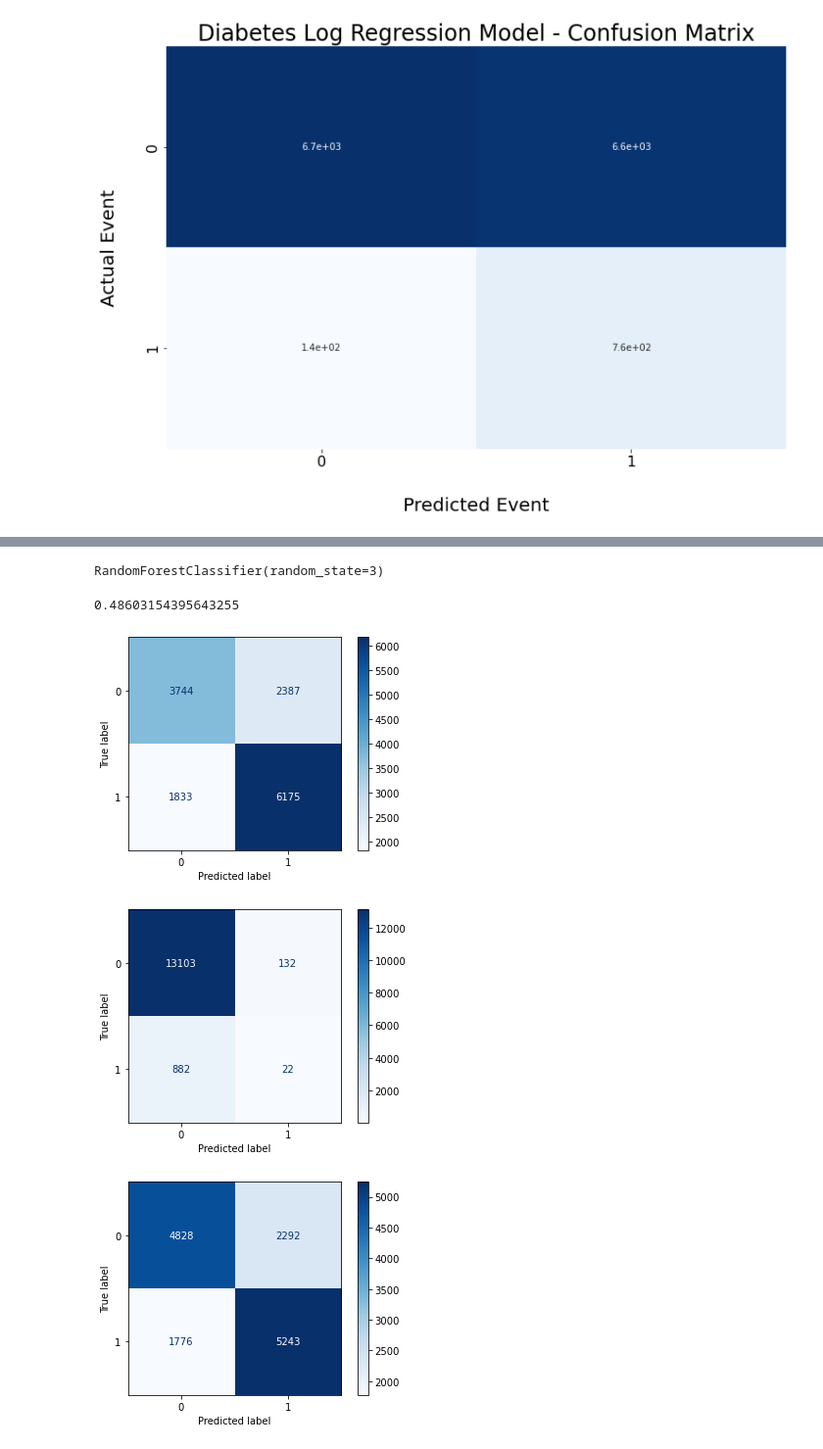
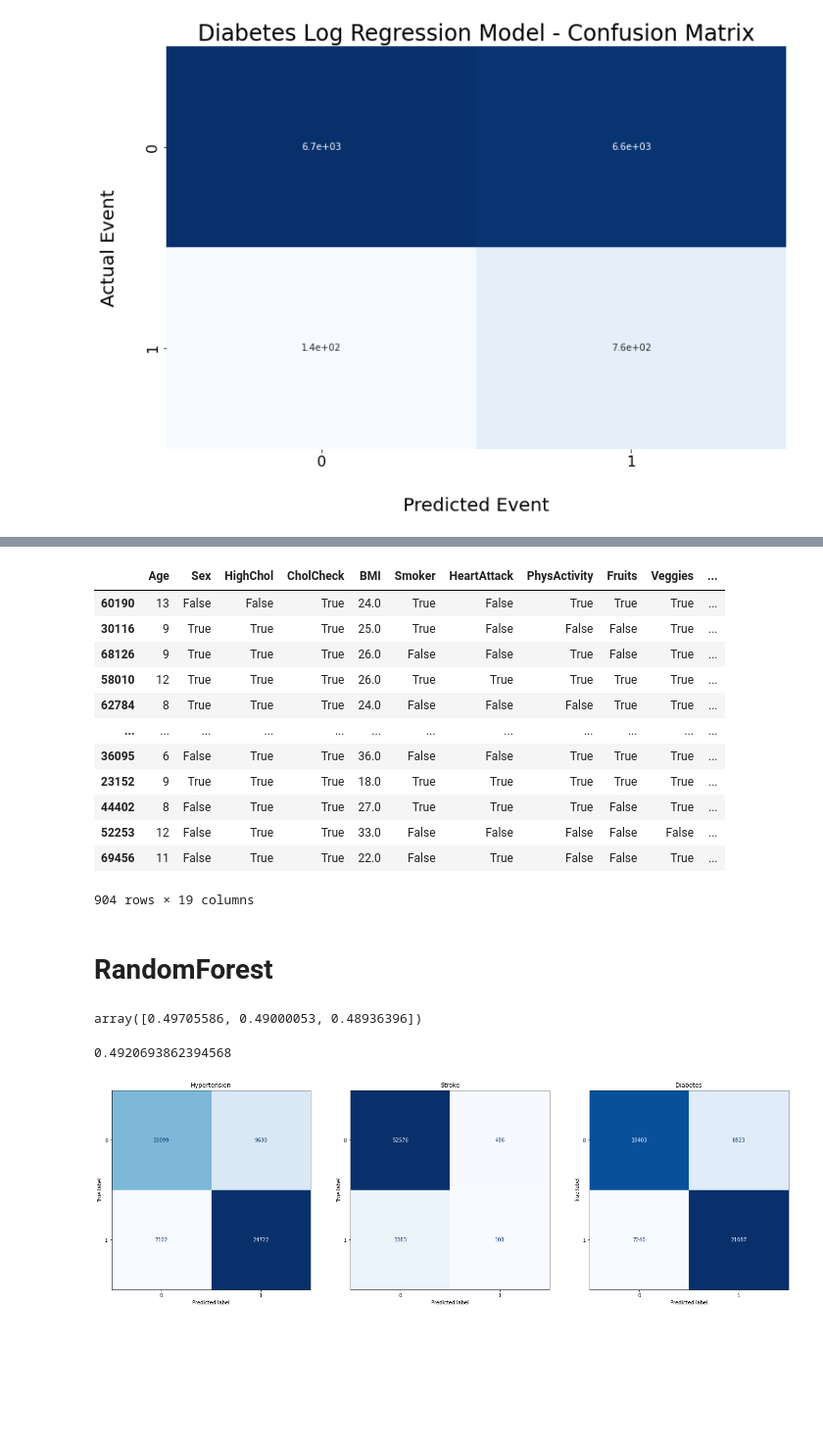
Before and after one commit to CharlesPizza/HealthRiskAssessment, a Jupyter notebook: Health Prediction.ipynb, the cells around one changed output, grey strips where cells are left out. Shown: that part at 98% size. Drawn from its saved outputs; the diff is of its cells as text; code cells hidden in the pictures; blank space fills up the shorter version.

Commit message:
grid search and plotting curves

```diff
--- a/Health Prediction.ipynb
+++ b/Health Prediction.ipynb
@@ -580,0 +590,14 @@ plt.show()
+# %%
+y_train_pred = cross_val_predict(sgd_moc, health_prepared, y_train_multilabel)
+# %%
+from sklearn.metrics import multilabel_confusion_matrix, ConfusionMatrixDisplay
+mcm = multilabel_confusion_matrix(y_train_multilabel, y_train_pred)
+f, axs = plt.subplots(1, 3, figsize=(24,12))
+axs = axs.ravel()
+for idx, cm in enumerate(mcm):
+    disp = ConfusionMatrixDisplay(cm)
+    disp.plot(ax=axs[idx],include_values=True, cmap='Blues', colorbar=False)
+axs[0].set_title('Hypertension')
+axs[1].set_title('Stroke')
+axs[2].set_title('Diabetes')
+plt.show()
@@ -580,0 +622,8 @@ plt.show()
+# %%
+from sklearn.model_selection import GridSearchCV
+from sklearn.base import clone
+param_grid = [
+    {'estimator__penalty': ['l1', 'elasticnet']},
+]
+grid_search_sgd = GridSearchCV(clone(sgd_moc), param_grid, scoring='roc_auc',n_jobs=5, verbose=2)
+grid_search_sgd.fit(health_prepared, y_train_multilabel)
@@ -714,25 +774,49 @@ strat_test_set.query('Stroke == True')
+# %%
+strat_test_set.query('Stroke == True')
+# %% [output]
+|  | Age | Sex | HighChol | CholCheck | BMI | Smoker | HeartAttack | PhysActivity | Fruits | Veggies | ... |
+| 60190 | 13 | False | False | True | 24.0 | True | False | True | True | True | ... |
+| 30116 | 9 | True | True | True | 25.0 | True | False | False | False | True | ... |
+| 68126 | 9 | True | True | True | 26.0 | False | False | True | False | True | ... |
+| 58010 | 12 | True | True | True | 26.0 | True | True | True | True | True | ... |
+| 62784 | 8 | True | True | True | 24.0 | False | False | False | True | True | ... |
+| ... | ... | ... | ... | ... | ... | ... | ... | ... | ... | ... | ... |
+| 36095 | 6 | False | True | True | 36.0 | False | False | True | True | True | ... |
+| 23152 | 9 | True | True | True | 18.0 | True | True | True | True | True | ... |
+| 44402 | 8 | False | True | True | 27.0 | True | True | True | False | True | ... |
+| 52253 | 12 | False | True | True | 33.0 | False | False | False | False | False | ... |
+| 69456 | 11 | False | True | True | 22.0 | False | True | False | False | True | ... |
+904 rows × 19 columns
+# %% [markdown]
+# RandomForest
 # %%
 from sklearn.ensemble import RandomForestClassifier
 rforest_clf = RandomForestClassifier(random_state=3)
+cross_val_score(rforest_clf, health_prepared, y_train_multilabel, cv=3, scoring='accuracy', n_jobs=5)
+# %% [output]
+array([0.49705586, 0.49000053, 0.48936396])
 # %%
+from sklearn.model_selection import cross_val_predict
 rforest_clf.fit(health_prepared, y_train_multilabel)
+y_train_pred = cross_val_predict(rforest_clf, health_prepared, y_train_multilabel)
-# %% [output]
-RandomForestClassifier(random_state=3)
-# %%
-pred = rforest_clf.predict(X_test_prepared)
-accuracy_score(y_test_multilabel, pred)
-# %% [output]
-0.48603154395643255
+# %%
+accuracy_score(y_train_multilabel, y_train_pred)
+# %% [output]
+0.4920693862394568
 # %%
 from sklearn.metrics import multilabel_confusion_matrix, ConfusionMatrixDisplay
-mcm = multilabel_confusion_matrix(y_test_multilabel, pred)
+mcm = multilabel_confusion_matrix(y_train_multilabel, y_train_pred)
 # plt.matshow(mcm, cmap=plt.cm.Blues)
-for cm in mcm:
+r_forest_mcm = multilabel_confusion_matrix(y_train_multilabel, y_train_pred)
+f, axs = plt.subplots(1, 3, figsize=(24,12))
+axs = axs.ravel()
+for idx, cm in enumerate(r_forest_mcm):
     disp = ConfusionMatrixDisplay(cm)
-    disp.plot(include_values=True, cmap='Blues')
+    disp.plot(ax=axs[idx],include_values=True, cmap='Blues', colorbar=False)
+axs[0].set_title('Hypertension')
+axs[1].set_title('Stroke')
+axs[2].set_title('Diabetes')
 plt.show()
 # %% [output]
-[figure, old version]
+[figure, new version]
-[figure, removed]
-[figure, removed]
 # %%
```
Also changed, not shown: parts of 72 cells of this notebook.
